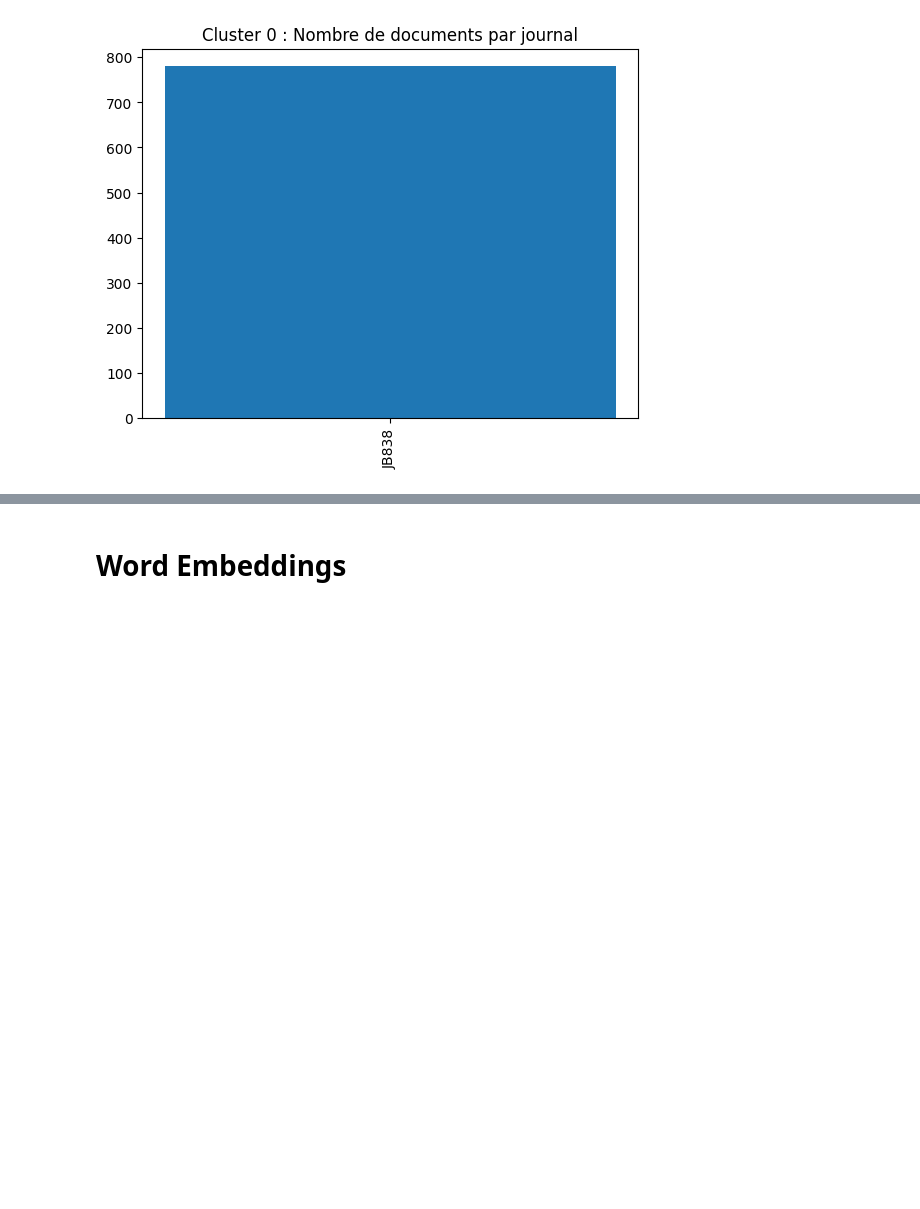
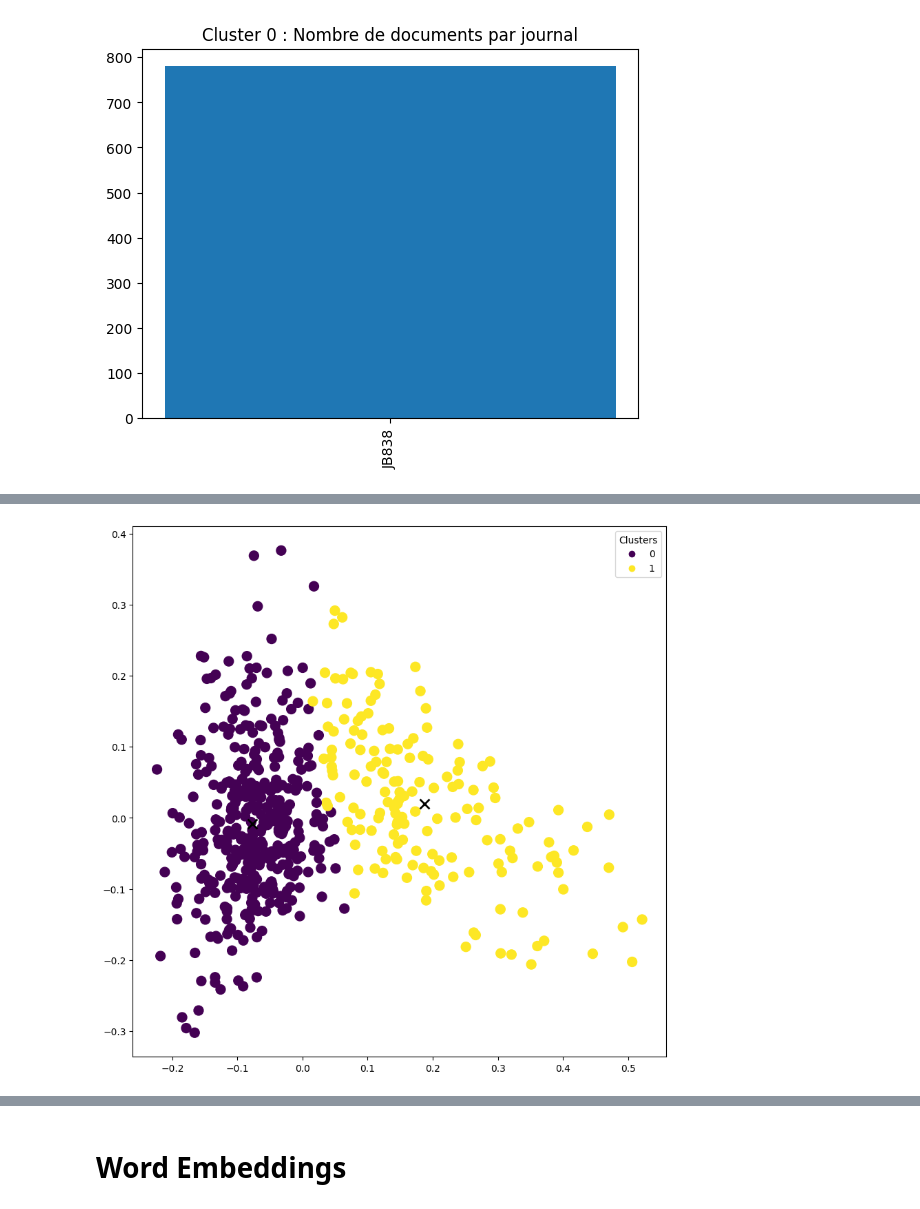
Before and after one commit to glm-q/tac, a Jupyter notebook: tp4/tp4_notebook.ipynb, the cells around one changed output, grey strips where cells are left out. Saved outputs shown, nothing was run; the diff lists cells and outputs as text; code cells hidden in the pictures; blank space fills up the shorter version.

```diff
--- a/tp4/tp4_notebook.ipynb
+++ b/tp4/tp4_notebook.ipynb
@@ -1016,0 +1294,86 @@ Trigrammes récurrents, cluster n° 3 : ["c'est alors qu'il", "Chambre belge n'e
+# %%
+# Nbre clusters
+
+N_CLUSTERS = 2
+
+# Instancier le modèle K-Means et ses arguments
+
+km_model = KMeans(n_clusters=N_CLUSTERS)
+
+# Appliquer le clustering à l'aide de la fonction fit_predict
+
+clusters = km_model.fit_predict(tfidf_vectors_LP)
+
+clustering = collections.defaultdict(list)
+
+for idx, label in enumerate(clusters):
+    clustering[label].append(files[idx])
+
+# Réduire les vecteurs à 2 dimensions
+
+pca = PCA(n_components=2)
+reduced_vectors = pca.fit_transform(tfidf_vectors_LP.toarray())
+
+# Générer le graphe
+
+x_axis = reduced_vectors[:, 0]
+y_axis = reduced_vectors[:, 1]
+
+plt.figure(figsize=(10,10))
+scatter = plt.scatter(x_axis, y_axis, s=100, c=clusters)
+
+## Ajouter les centroïdes
+centroids = pca.transform(km_model.cluster_centers_)
+plt.scatter(centroids[:, 0], centroids[:, 1],  marker = "x", s=100, linewidths = 2, color='black')
+
+## Ajouter la légende
+plt.legend(handles=scatter.legend_elements()[0], labels=set(clusters), title="Clusters")
+plt.show()
+
+# Créer des fichiers tmp avec les textes des clusters
+
+for key in clustering.keys():
+
+    tmp_content_list = []
+
+    for txt in clustering[key]:
+
+        with open(os.path.join(path, txt), 'r', encoding="utf-8") as f:
+            tmp_content_list.append(f.read())
+
+    with open(os.path.join(temp_path, f'tp4_LP_cluster_{key}.txt'), 'w', encoding="utf-8") as f:
+        f.write(' '.join(tmp_content_list))
+
+# Regarder le nombre de documents par cluster
+
+for key in clustering.keys():
+    print(f"Nombre de documents dans le cluster {key} : {len(clustering[key])}")
+
+# Regarder la distribution des clusters selon les années
+
+# Fonction basée autour d'une regex pour détecter l'année dans un nom de fichier
+def get_year(filename):
+    year = (re.search("([0-9]{4})", filename)).group()
+    return year
+
+# Création d'une liste de listes pour stocker les années pour chaque cluster
+years_per_cluster = []
+for key in clustering.keys():
+    years_per_cluster.append([])
+
+# Double boucle pour ajouter l'année pour chaque cluster
+for key in clustering.keys():
+    for i in clustering[key]:
+        years_per_cluster[key].append(get_year(i))
+
+# Créer des graphes pour chaque cluster, en utilisant Counter pour compter le nbre de fichiers par années dans la liste de listes
+for key in clustering.keys():
+    tmp_counter = Counter(years_per_cluster[key])
+    print(f"Cluster n° {key},", f"Nbre doc : {len(clustering[key])},", tmp_counter)
+
+    plt.bar(sorted(tmp_counter.keys()), tmp_counter.values())
+    plt.xticks(rotation=90)
+    plt.title(f"Cluster {key} : Nombre de documents par année")
+    plt.show()
+# %% [output]
+[figure, added]
```
Also changed, not shown: parts of 63 cells of this notebook.
